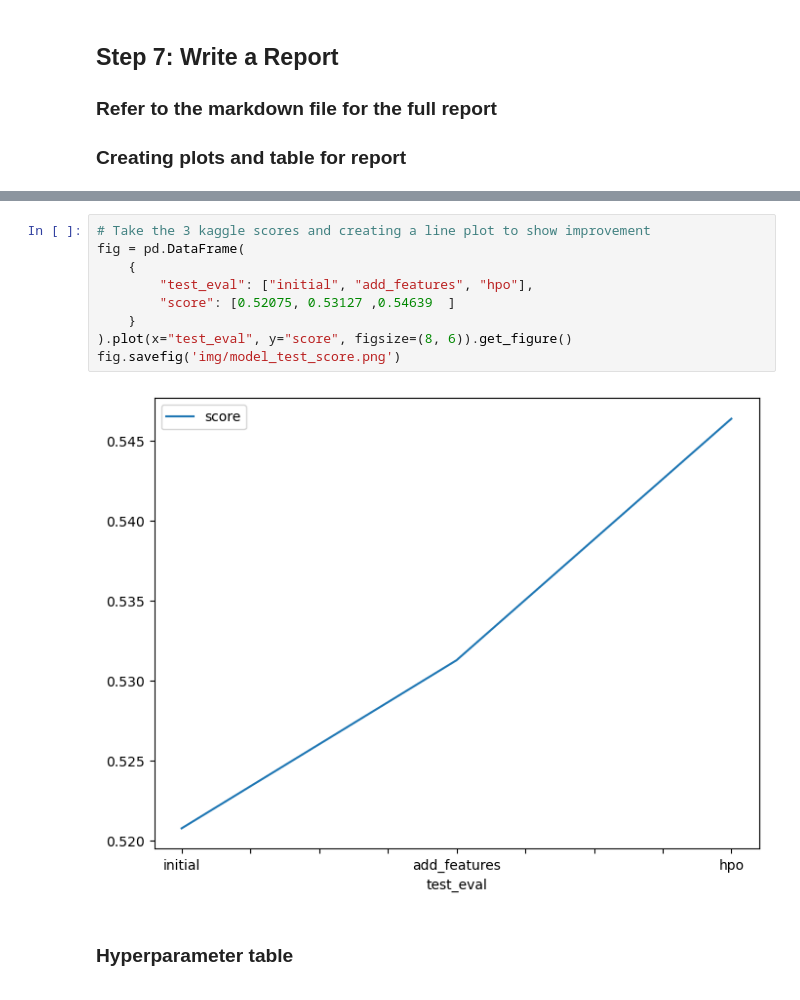
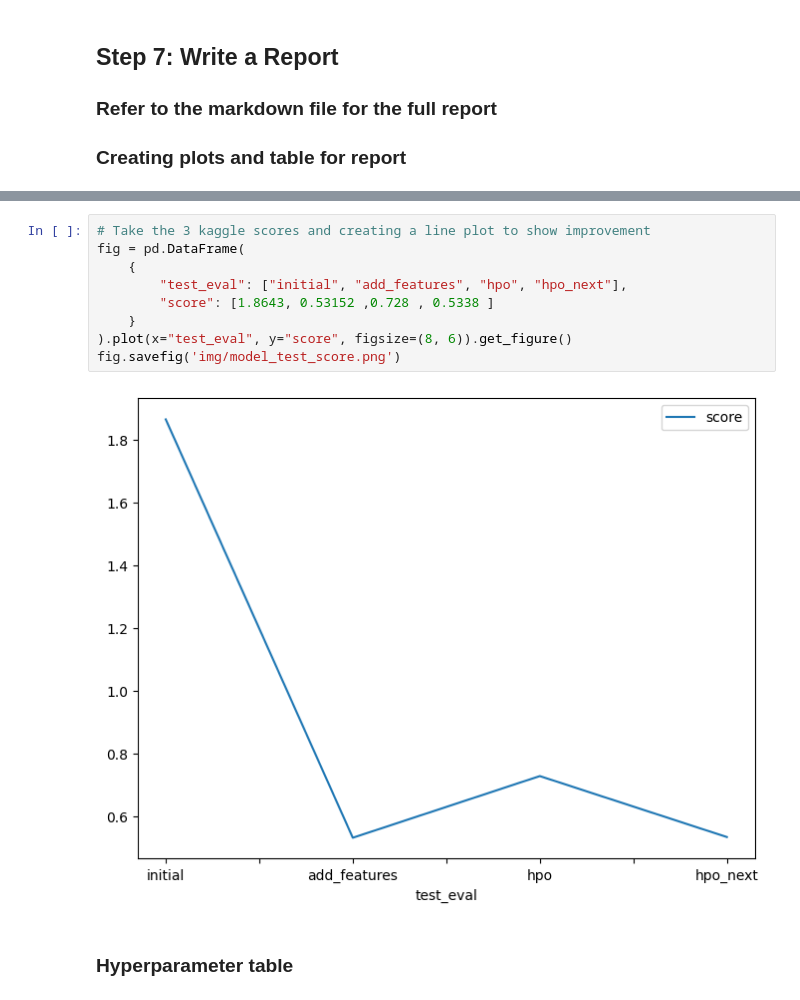
Before and after one commit to DayaAlex/Kaggle-bike-sharing-demand, a Jupyter notebook: Daya_Alex_bike_prediction.ipynb, the cells around one changed output, grey strips where cells are left out. Drawn from its saved outputs; the diff is of its cells as text.

```diff
--- a/Daya_Alex_bike_prediction.ipynb
+++ b/Daya_Alex_bike_prediction.ipynb
@@ -732,13 +928,13 @@ mkdir: cannot create directory ‘img’: File exists
 # %%
 # Take the 3 kaggle scores and creating a line plot to show improvement
 fig = pd.DataFrame(
     {
-        "test_eval": ["initial", "add_features", "hpo"],
-        "score": [0.52075, 0.53127 ,0.54639  ]
+        "test_eval": ["initial", "add_features", "hpo", "hpo_next"],
+        "score": [1.8643, 0.53152 ,0.728 , 0.5338 ]
     }
 ).plot(x="test_eval", y="score", figsize=(8, 6)).get_figure()
 fig.savefig('img/model_test_score.png')
 # %% [output]
-[figure, old version]
+[figure, new version]
 # %% [markdown]
 ### Hyperparameter table
```
Also changed, not shown: parts of 62 cells of this notebook, 3 other files.
